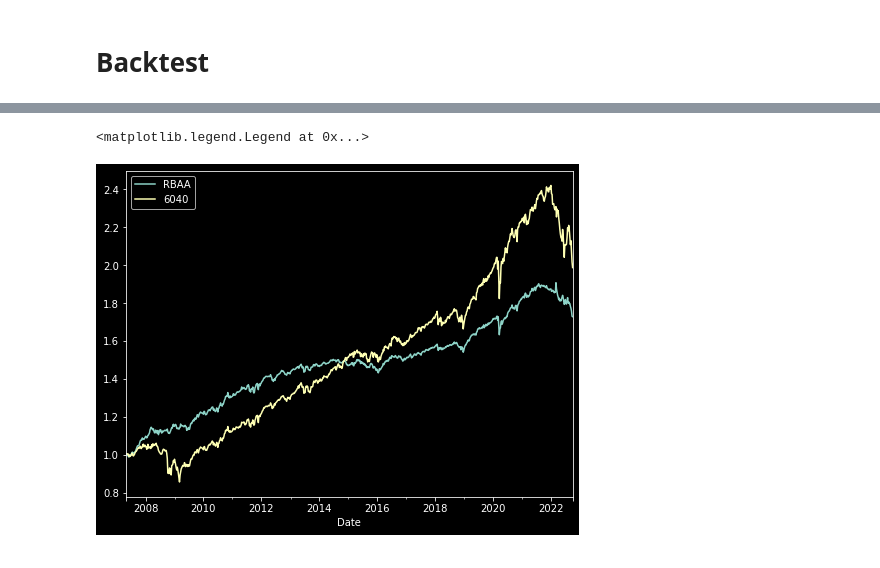
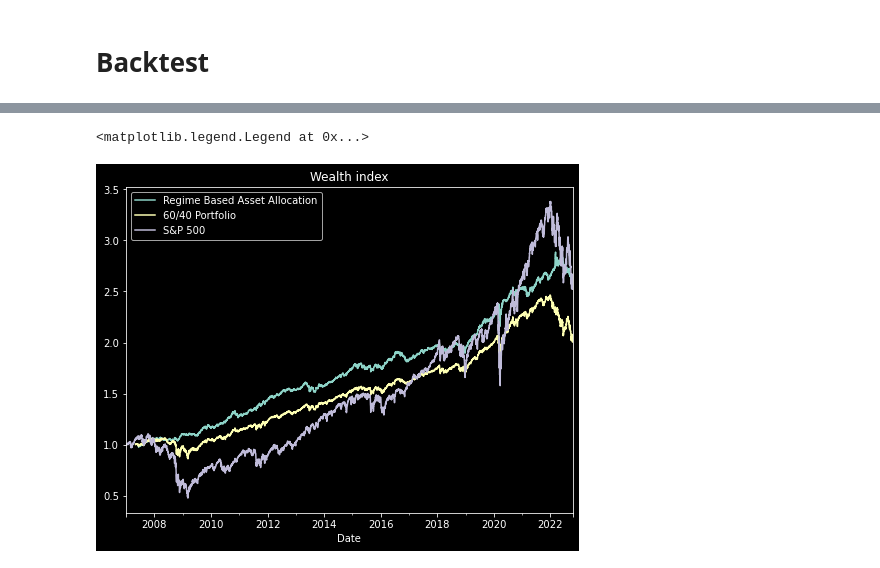
Before and after one commit to enexqnt/RBAA, a Jupyter notebook: RBAA.ipynb, the cells around one changed output, grey strips where cells are left out. Cells and saved outputs as stored; diff of their text form; code cells hidden in the pictures.

```diff
--- a/RBAA.ipynb
+++ b/RBAA.ipynb
@@ -290,15 +311,18 @@ A, B = rp.assets_constraints(constraints, asset_classes)
 # %%
 import riskfolio as rp
-w=[]
+w,dates=[],[]
 c=0
 for i in tqdm(range(start, len(returns))):
     if returns.iloc[i].name.month!=returns.iloc[i-1].name.month:
         port=rp.Portfolio(returns[returns['Regime']==returns['Regime'].iloc[i]].iloc[:i,:6])
-        port.mu=pd.DataFrame(postmu[c]).T
-        port.cov=pd.DataFrame(postvar[c])
-        port.ainequality = A
-        port.binequality = B
-        w.append(port.optimization(obj='Utility',rm='CDaR',l=1))
+        port.assets_stats('hist','hist')
+        ww=port.optimization(obj='Utility',l=5)
+
+        if isinstance(port.optimal, pd.DataFrame):
+            w.append(ww)
+        else:
+            w.append(pd.DataFrame([0,0,1,0,0,0]))
+        dates.append(returns.iloc[i].name)
         c+=1
 # %%
 weights=pd.DataFrame(np.concatenate(w,axis=1),index=returns.columns[:6],columns=dates).T
@@ -342,0 +365,4 @@ weights_w=weights.resample('W').ffill()
+# %%
+ret=data_.resample('D').ffill().pct_change().dropna()
+# %%
+usd=yfinance.download('EURUSD=X')['Adj Close'].resample('D').ffill().pct_change().dropna()
@@ -343,16 +371,20 @@ weights_w=weights.resample('W').ffill()
 # %%
-ptfr=(returns.iloc[:,:6].loc[weights_w.index]*weights_w).sum(axis=1)
-static=(returns.iloc[:,:6].loc[split:].multiply([0.3,0.4,0.1,0,0.3,0]).sum(axis=1)+1).cumprod()
+weights_w=weights.resample('D').ffill()
+ptfr=((ret.loc[weights_w.index]*np.array(weights_w)).sum(axis=1))*(1+usd.loc[weights_w.index])
+static=(ret.loc[split:].multiply([0.3,0.4,0.1,0,0.3,0]).sum(axis=1)+1).cumprod()
+
+ptf=(ptfr+1).cumprod()
 # %%
 fig = plt.figure(figsize=(8,6))
 
-ptf=(ptfr+1).cumprod()
-ptf.plot(label='RBAA')
-static.plot(label='6040')
+ptf.plot(label='Regime Based Asset Allocation')
+static.plot(label='60/40 Portfolio')
+(ret['2007':]['^GSPC']+1).cumprod().plot(label='S&P 500')
+plt.title('Wealth index')
 plt.legend()
 # %% [output]
 <matplotlib.legend.Legend at 0x...>
-[figure, old version]
+[figure, new version]
 # %%
 portf=[pd.DataFrame(ptf).dropna(),(returns_test[['S&P500']]+1).cumprod()*100,pd.DataFrame(static),]
 st=[]
```
Also changed, not shown: parts of 30 cells of this notebook.
